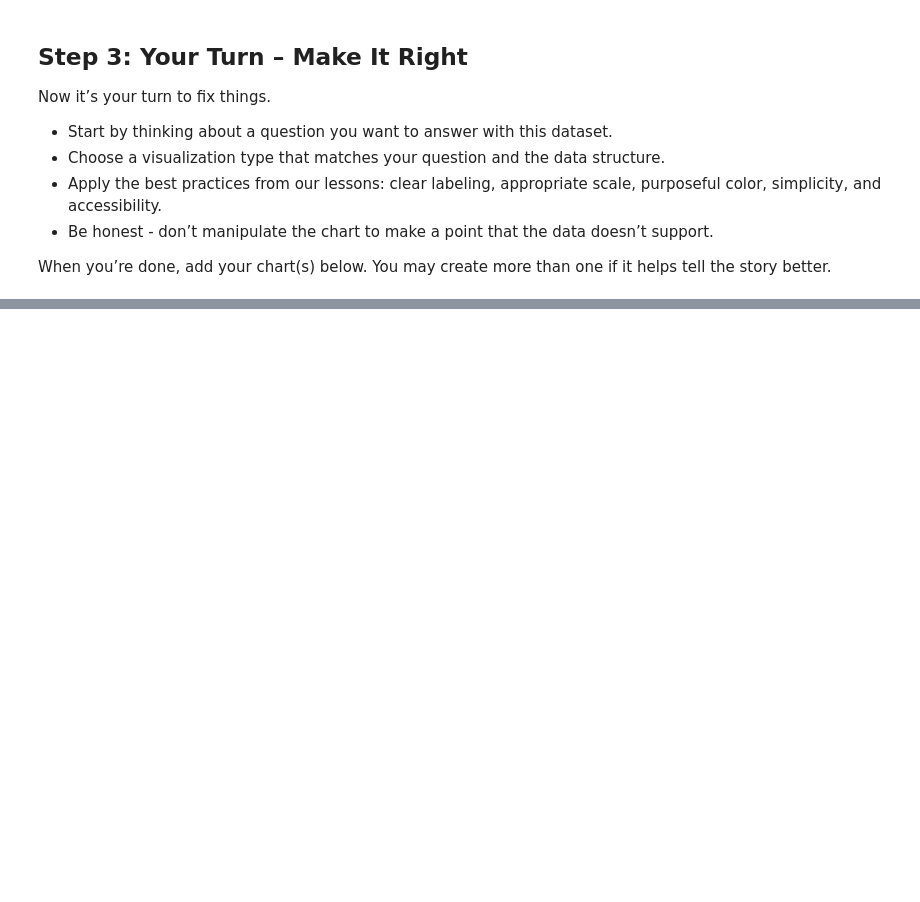
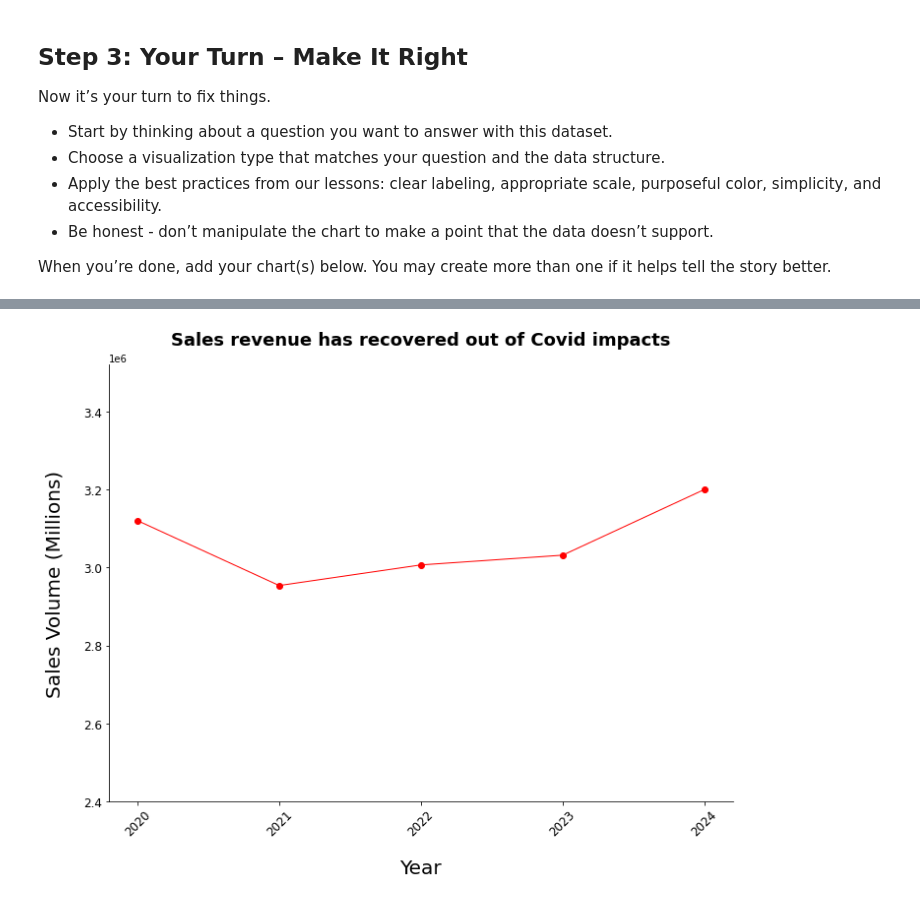
Before and after one commit to JonLar1/Data_Viz_Ethics_Challenge, a Jupyter notebook: data_viz_ethics_challenge.ipynb, the cells around one changed output, grey strips where cells are left out. Drawn from its saved outputs; the diff is of its cells as text; code cells hidden in the pictures; blank space fills up the shorter version.

```diff
--- a/data_viz_ethics_challenge.ipynb
+++ b/data_viz_ethics_challenge.ipynb
@@ -87,0 +106,25 @@ When you’re done, add your chart(s) below. You may create more than one if it
+# %%
+plt.figure(figsize=(10,8))
+subset = coffee_df.groupby("Year")["Sales"].sum().reset_index()
+
+plt.plot(subset["Year"], subset["Sales"], color="red", linewidth=1, marker="o")
+plt.title("Sales revenue has recovered out of Covid impacts", fontsize=18, fontweight="bold", color="black", pad=20)
+
+plt.xlabel("Year", fontsize=20, labelpad=20)
+plt.ylabel("Sales Volume (Millions)", fontsize=20, labelpad=20)
+
+plt.xticks(subset["Year"], rotation=45, fontsize=12)
+plt.ylim(2400000, subset["Sales"].max() * 1.1)
+plt.yticks(fontsize=12)
+
+ax = plt.gca()
+ax.spines["top"].set_visible(False)
+ax.spines["right"].set_visible(False)
+
+ax.spines["bottom"].set_color("black")
+ax.spines["left"].set_color("black")
+
+plt.tight_layout()
+plt.show()
+# %% [output]
+[figure, added]
```
Also changed, not shown: parts of 6 cells of this notebook.
